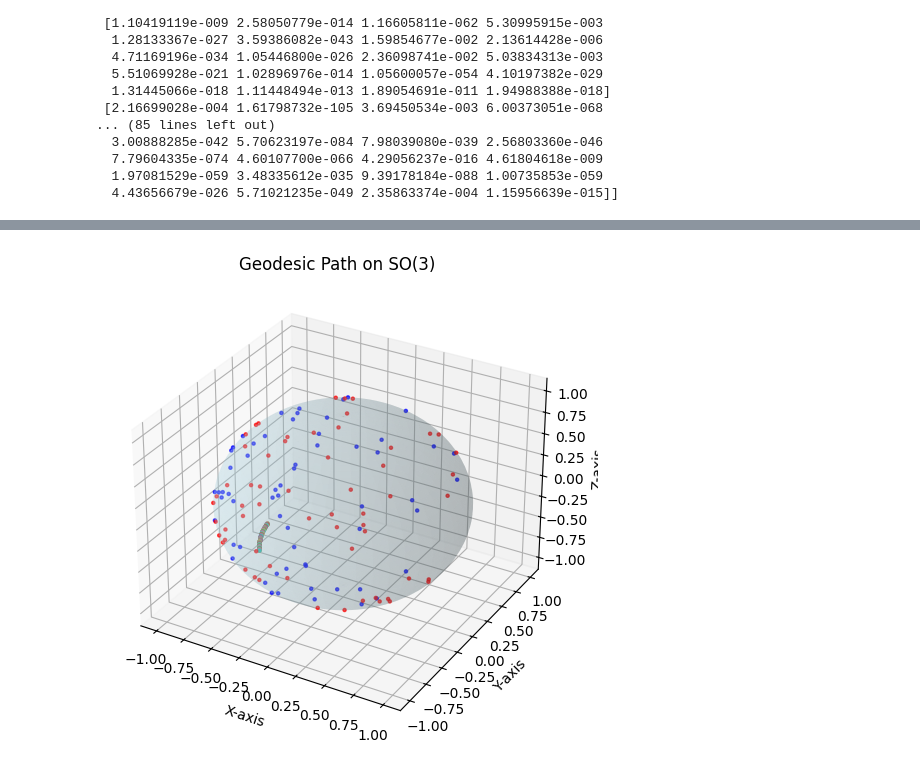
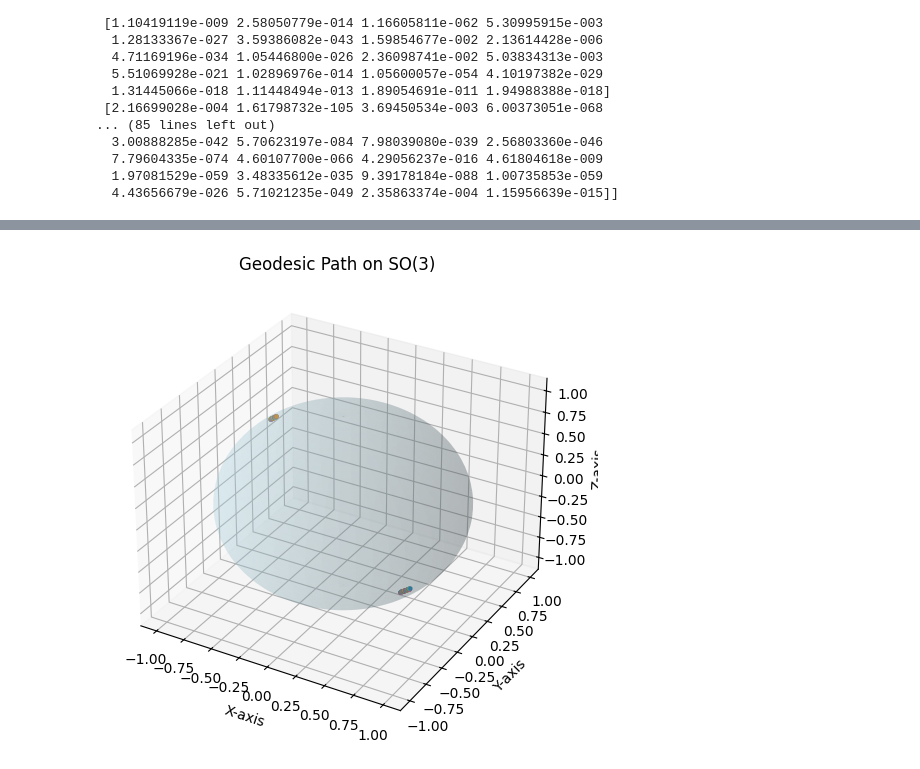
Before and after one commit to Xyunyao/RFDiffusion_breakdown, a Jupyter notebook: optimaltransportpath.ipynb, the cells around one changed output, grey strips where cells are left out. Saved outputs shown, nothing was run; the diff lists cells and outputs as text; code cells hidden in the pictures.

```diff
--- a/optimaltransportpath.ipynb
+++ b/optimaltransportpath.ipynb
@@ -160,7 +171,7 @@ visualize_sphere_extrinsic(torch.tensor(rotations_source),torch.tensor(rotations
 # visualize the transport path
 # take scoure 10 target 4 as example (based on the transport plan, they are paired)
 source_index = 10
-target_index = 4
+target_index = 19
 source_rotation = rotations_source[source_index]
 target_rotation = rotations_target[target_index]
 # Compute the geodesic path
@@ -174,7 +185,11 @@ def geodesic_path(source_rotation, target_rotation, num_points=100):
     path = []
     for t in np.linspace(0, 1, num_points):
         rotation = interpolate_rotations(source_rotation, target_rotation, t)
-        path.append(rotation)
+        # Convert rotation matrix to rotation vector
+        rotation_vector = Rotation.from_matrix(rotation).as_rotvec()
+        # Normalize the rotation vector
+        rotation_vector = rotation_vector / np.linalg.norm(rotation_vector)
+        path.append(rotation_vector)
     return np.array(path)
 # Compute the geodesic path
 path = geodesic_path(source_rotation, target_rotation)
@@ -186,7 +201,7 @@ def visualize_geodesic_path(path):
 
     # Extract the rotation matrices
     for rotation in path:
-        ax.scatter(rotation[0, 0], rotation[0, 1], rotation[0, 2], s=5, alpha=0.7)
+        ax.scatter(rotation[0], rotation[1], rotation[2], s=5, alpha=0.7)
 
     # Label the axes
     ax.set_xlabel('X-axis')
@@ -209,35 +224,43 @@ def visualize_geodesic_path_on_so3(path, r1, r2):
 
     # Convert tensors to numpy arrays for plotting
     r1_np = r1.numpy()
     r2_np = r2.numpy()
 
+        # covert matrix to rotation vector
+    r1_np = Rotation.from_matrix(r1_np).as_rotvec()
+    r2_np = Rotation.from_matrix(r2_np).as_rotvec()
+    # Normalize the rotation vectors
+    r1_np = r1_np / np.linalg.norm(r1_np, axis=1, keepdims=True)
+    r2_np = r2_np / np.linalg.norm(r2_np, axis=1, keepdims=True)
+
 
     # Plot the projected points
-    ax.scatter(r1_np[:, 0], r1_np[:, 1], r1_np[:, 2], s=5, alpha=0.7,c='r')
-    ax.scatter(r2_np[:, 0], r2_np[:, 1], r2_np[:, 2], s=5, alpha=0.7,c='b')
+    ax.scatter(r1_np[:, 0], r1_np[:, 1], r1_np[:, 2], s=5, alpha=0.7,c='r',marker='*')
+    ax.scatter(r2_np[:, 0], r2_np[:, 1], r2_np[:, 2], s=5, alpha=0.7,c='b',marker='*')
 
     # Plot the sphere
     u = np.linspace(0, 2 * np.pi, 100)
     v = np.linspace(0, np.pi, 100)
     x = np.outer(np.cos(u), np.sin(v))
     y = np.outer(np.sin(u), np.sin(v))
     z = np.outer(np.ones(np.size(u)), np.cos(v))
     ax.plot_surface(x, y, z, color="lightblue", alpha=0.2)
 
 
 
     # Extract the rotation matrices
     for rotation in path:
-        ax.scatter(rotation[0, 0], rotation[0, 1], rotation[0, 2], s=5, alpha=0.7)
+        ax.scatter(rotation[0], rotation[1], rotation[2], s=5, alpha=0.7)
+        #ax.scatter(rotation[1, 0], rotation[1, 1], rotation[1, 2], s=5, alpha=0.7,c='k')
 
     # Label the axes
     ax.set_xlabel('X-axis')
     ax.set_ylabel('Y-axis')
     ax.set_zlabel('Z-axis')
     ax.set_title('Geodesic Path on SO(3)')
 
     # Show the plot
     plt.show()
-visualize_geodesic_path_on_so3(path, torch.tensor(rotations_source),torch.tensor(rotations_target))
+visualize_geodesic_path_on_so3(path, torch.tensor(rotations_source[10:11]),torch.tensor(rotations_target[19:20]))
 # %% [output]
-[figure, old version]
+[figure, new version]
```
Also changed, not shown: parts of 5 cells of this notebook, 1 other file.
